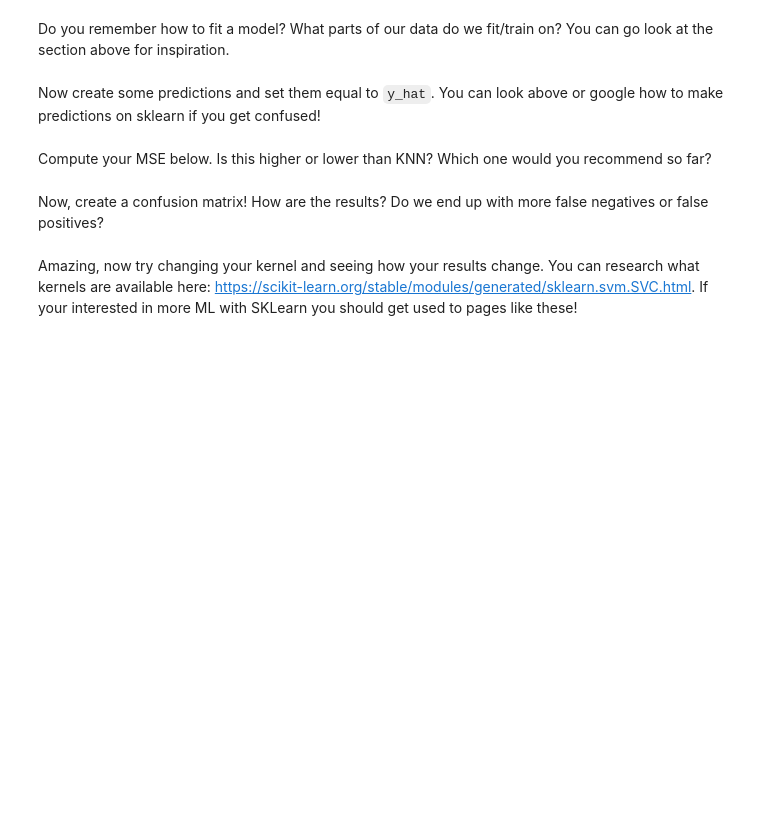
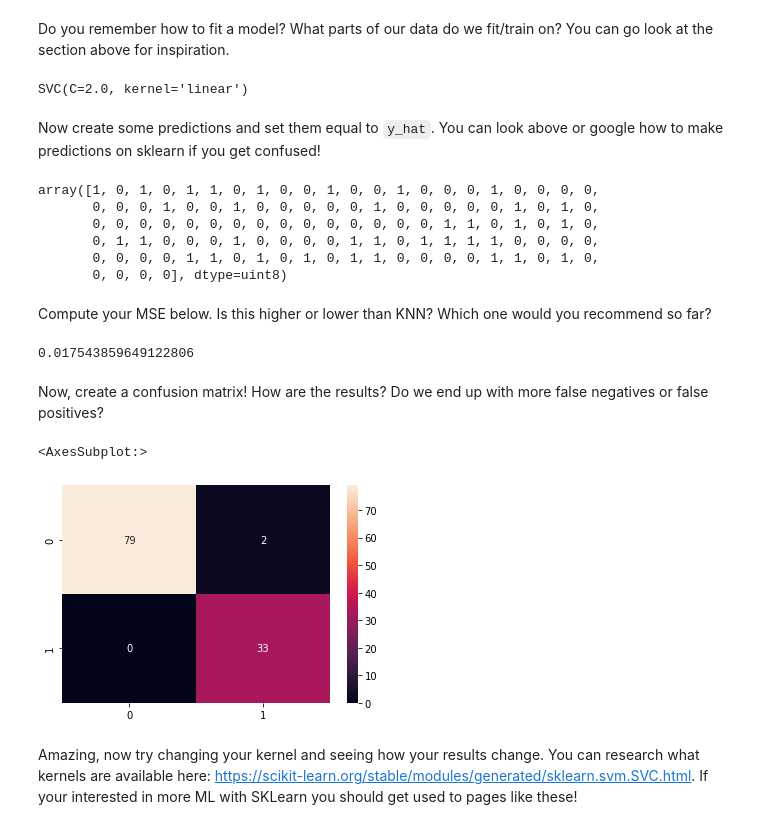
Before and after one commit to ryand0n/SC2022-BatchD-electric-pythons, a Jupyter notebook: Naomi Castang/week2/Cancer_detection.ipynb, the cells around one changed output. Saved outputs shown, nothing was run; the diff lists cells and outputs as text; code cells hidden in the pictures; blank space fills up the shorter version.

```diff
--- a/Naomi Castang/week2/Cancer_detection.ipynb
+++ b/Naomi Castang/week2/Cancer_detection.ipynb
@@ -368,6 +365,23 @@ my_KNN_model = KNN(n_neighbors=k)
+# %%
+#fit your model
+clf = svm.SVC(kernel='linear', C = 2.0)
+clf.fit(x_train, y_train)
+# %% [output]
+SVC(C=2.0, kernel='linear')
 # %% [markdown]
 Now create some predictions and set them equal to `y_hat`. You can look above or google how to make predictions on sklearn if you get confused!
 # %%
 #create some predictions on your testing inputs and set them equal to y_hat.
+y_hat = clf.fit(x_train, y_train)
+# %%
+y_hat = clf.predict(x_test)
+y_hat
+# %% [output]
+array([1, 0, 1, 0, 1, 1, 0, 1, 0, 0, 1, 0, 0, 1, 0, 0, 0, 1, 0, 0, 0, 0,
+       0, 0, 0, 1, 0, 0, 1, 0, 0, 0, 0, 0, 1, 0, 0, 0, 0, 0, 1, 0, 1, 0,
+       0, 0, 0, 0, 0, 0, 0, 0, 0, 0, 0, 0, 0, 0, 0, 1, 1, 0, 1, 0, 1, 0,
+       0, 1, 1, 0, 0, 0, 1, 0, 0, 0, 0, 1, 1, 0, 1, 1, 1, 1, 0, 0, 0, 0,
+       0, 0, 0, 0, 1, 1, 0, 1, 0, 1, 0, 1, 1, 0, 0, 0, 0, 1, 1, 0, 1, 0,
+       0, 0, 0, 0], dtype=uint8)
 # %% [markdown]
 Compute your MSE below. Is this higher or lower than KNN? Which one would you recommend so far?
@@ -376,2 +388,9 @@ Compute your MSE below. Is this higher or lower than KNN? Which one would you re
+# %%
+#Compute your MSE.
+total_squared_error = (np.sum((y_test - y_hat)**2)) #get the sum of all the errors (error = what we want (y_test) - what we predicted (y_hat))
+mean_squared_error = total_squared_error/len(y_test) #divide this by how many rows/observations we have
+print(mean_squared_error)
+# %% [output]
+0.017543859649122806
 # %% [markdown]
 Now, create a confusion matrix! How are the results? Do we end up with more false negatives or false positives?
@@ -380,3 +397,11 @@ Now, create a confusion matrix! How are the results? Do we end up with more fals
+# %%
+#Create a confusion matrix
+from sklearn.metrics import confusion_matrix
+import seaborn as sns
+sns.heatmap(confusion_matrix(y_test, y_hat), annot=True, fmt='g')
+# %% [output]
+<AxesSubplot:>
+[figure, added]
 # %% [markdown]
 Amazing, now try changing your kernel and seeing how your results change. You can research what kernels are available here: https://scikit-learn.org/stable/modules/generated/sklearn.svm.SVC.html. If your interested in more ML with SKLearn you should get used to pages like these!
 # %% [markdown]
```
Also changed, not shown: parts of 24 cells of this notebook, 31 other files.
